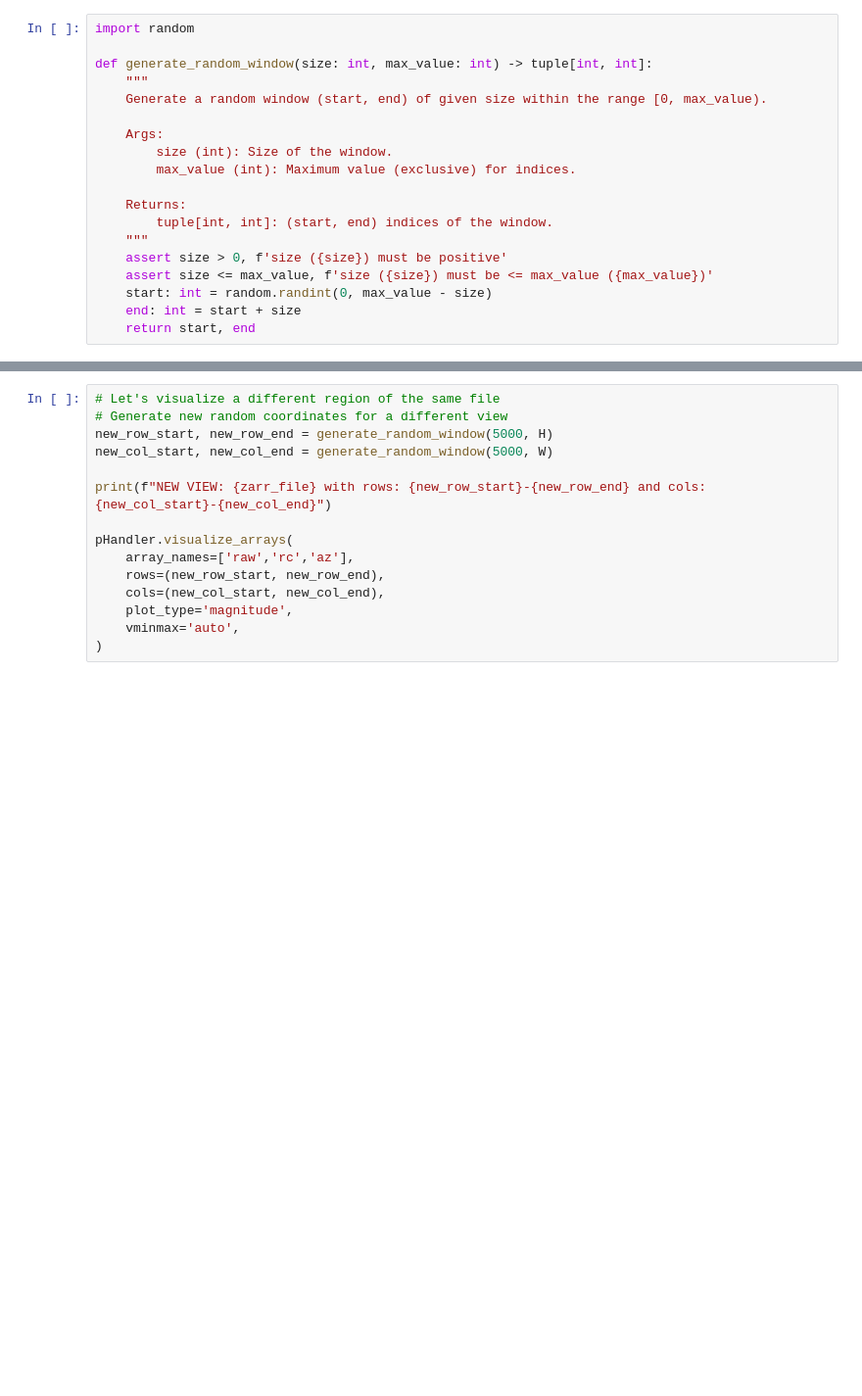
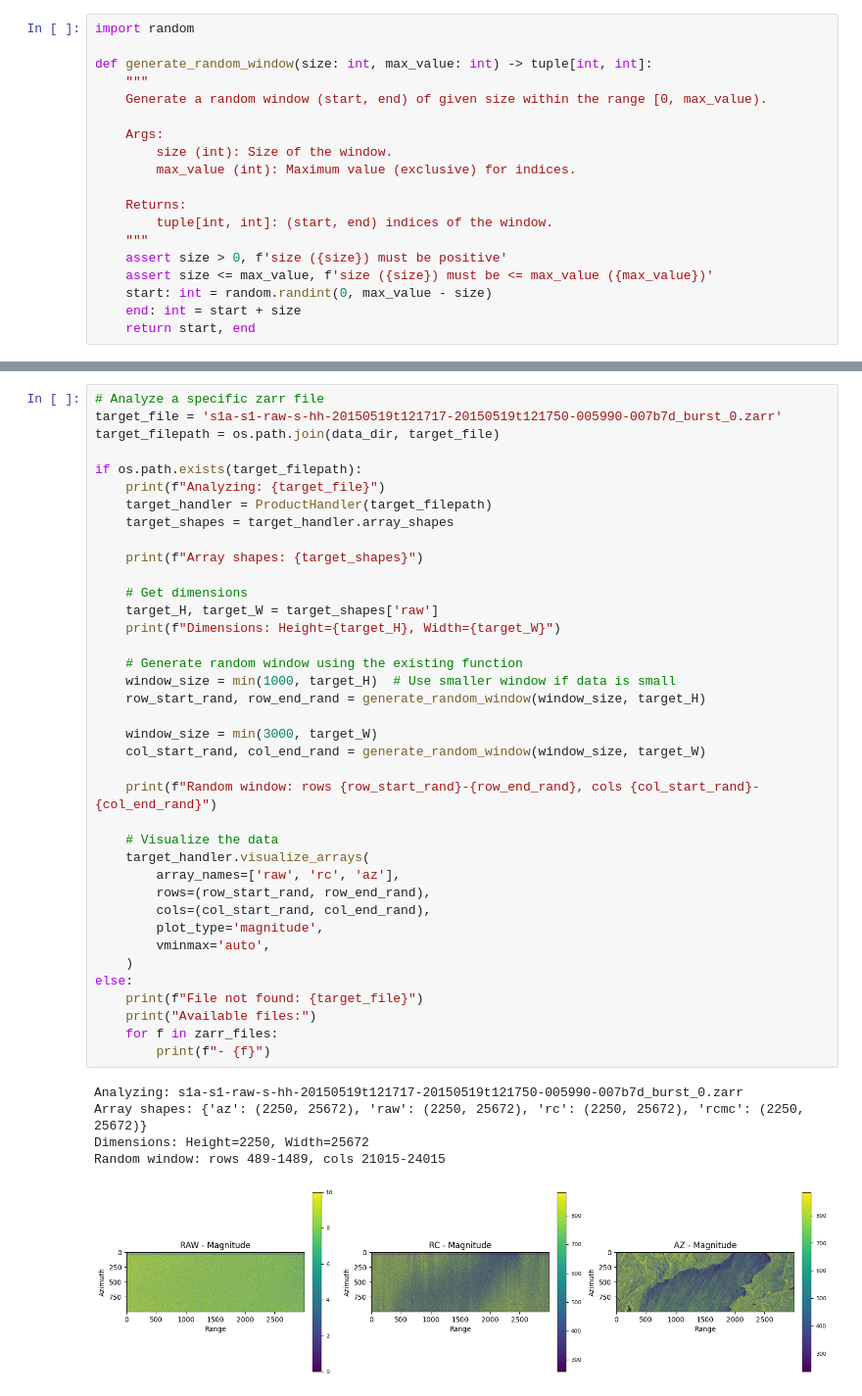
Before and after one commit to sirbastiano/srp, a Jupyter notebook: notebooks/utils/inpsector_prod.ipynb, the cells around one changed output, grey strips where cells are left out. Shown at 98% size. Drawn from its saved outputs; the diff is of its cells as text; blank space fills up the shorter version.

```diff
--- a/notebooks/utils/inpsector_prod.ipynb
+++ b/notebooks/utils/inpsector_prod.ipynb
@@ -61,15 +69,44 @@ for idx, zarr_file in enumerate(zarr_files):
-# %%
-# Let's visualize a different region of the same file
-# Generate new random coordinates for a different view
-new_row_start, new_row_end = generate_random_window(5000, H)
-new_col_start, new_col_end = generate_random_window(5000, W)
-
-print(f"NEW VIEW: {zarr_file} with rows: {new_row_start}-{new_row_end} and cols: {new_col_start}-{new_col_end}")
-
-pHandler.visualize_arrays(
-    array_names=['raw','rc','az'],
-    rows=(new_row_start, new_row_end),
-    cols=(new_col_start, new_col_end),
-    plot_type='magnitude',
-    vminmax='auto',
-)
+# %%
+# Analyze a specific zarr file
+target_file = 's1a-s1-raw-s-hh-20150519t121717-20150519t121750-005990-007b7d_burst_0.zarr'
+target_filepath = os.path.join(data_dir, target_file)
+
+if os.path.exists(target_filepath):
+    print(f"Analyzing: {target_file}")
+    target_handler = ProductHandler(target_filepath)
+    target_shapes = target_handler.array_shapes
+
+    print(f"Array shapes: {target_shapes}")
+
+    # Get dimensions
+    target_H, target_W = target_shapes['raw']
+    print(f"Dimensions: Height={target_H}, Width={target_W}")
+
+    # Generate random window using the existing function
+    window_size = min(1000, target_H)  # Use smaller window if data is small
+    row_start_rand, row_end_rand = generate_random_window(window_size, target_H)
+
+    window_size = min(3000, target_W)
+    col_start_rand, col_end_rand = generate_random_window(window_size, target_W)
+
+    print(f"Random window: rows {row_start_rand}-{row_end_rand}, cols {col_start_rand}-{col_end_rand}")
+
+    # Visualize the data
+    target_handler.visualize_arrays(
+        array_names=['raw', 'rc', 'az'],
+        rows=(row_start_rand, row_end_rand),
+        cols=(col_start_rand, col_end_rand),
+        plot_type='magnitude',
+        vminmax='auto',
+    )
+else:
+    print(f"File not found: {target_file}")
+    print("Available files:")
+    for f in zarr_files:
+        print(f"- {f}")
+# %% [output]
+Analyzing: s1a-s1-raw-s-hh-20150519t121717-20150519t121750-005990-007b7d_burst_0.zarr
+Array shapes: {'az': (2250, 25672), 'raw': (2250, 25672), 'rc': (2250, 25672), 'rcmc': (2250, 25672)}
+Dimensions: Height=2250, Width=25672
+Random window: rows 489-1489, cols 21015-24015
+[figure, added]
```
Also changed, not shown: parts of 2 cells of this notebook, 15 other files.
